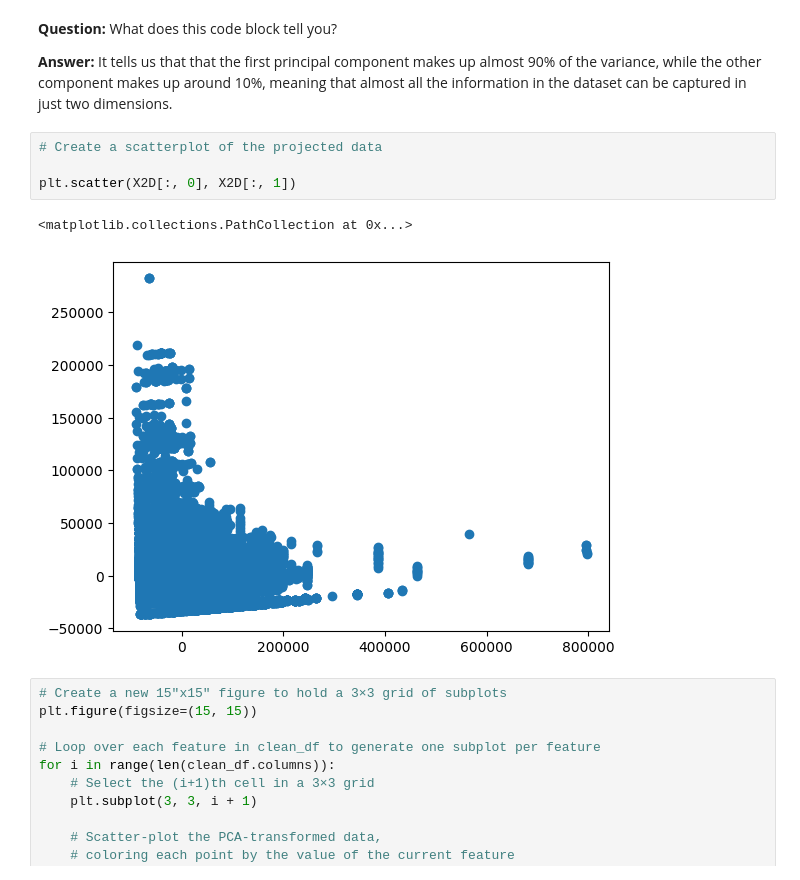
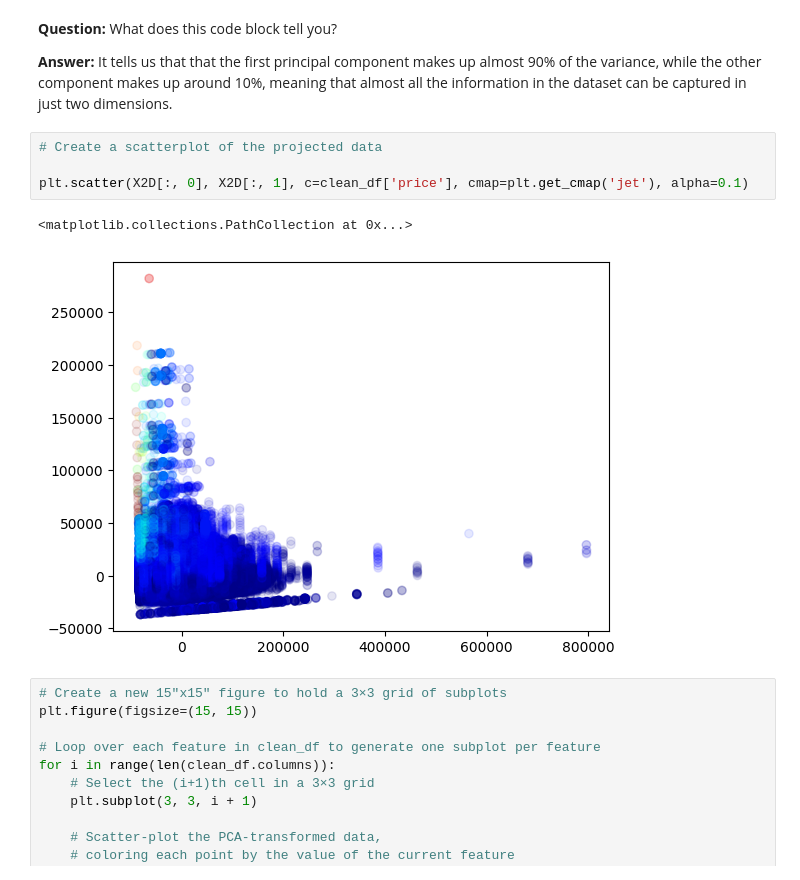
Before and after one commit to Grimur12/Data, a Jupyter notebook: Ass2/ads_ex2.ipynb, the cells around one changed output. Drawn from its saved outputs; the diff is of its cells as text.

```diff
--- a/Ass2/ads_ex2.ipynb
+++ b/Ass2/ads_ex2.ipynb
@@ -291,10 +307,10 @@ array([0.89976061, 0.10023767])
 # %%
 # Create a scatterplot of the projected data
 
-plt.scatter(X2D[:, 0], X2D[:, 1])
+plt.scatter(X2D[:, 0], X2D[:, 1], c=clean_df['price'], cmap=plt.get_cmap('jet'), alpha=0.1)
 # %% [output]
 <matplotlib.collections.PathCollection at 0x...>
-[figure, old version]
+[figure, new version]
 # %%
 # Create a new 15"x15" figure to hold a 3×3 grid of subplots
 plt.figure(figsize=(15, 15))
```
Also changed, not shown: parts of 43 cells of this notebook.
